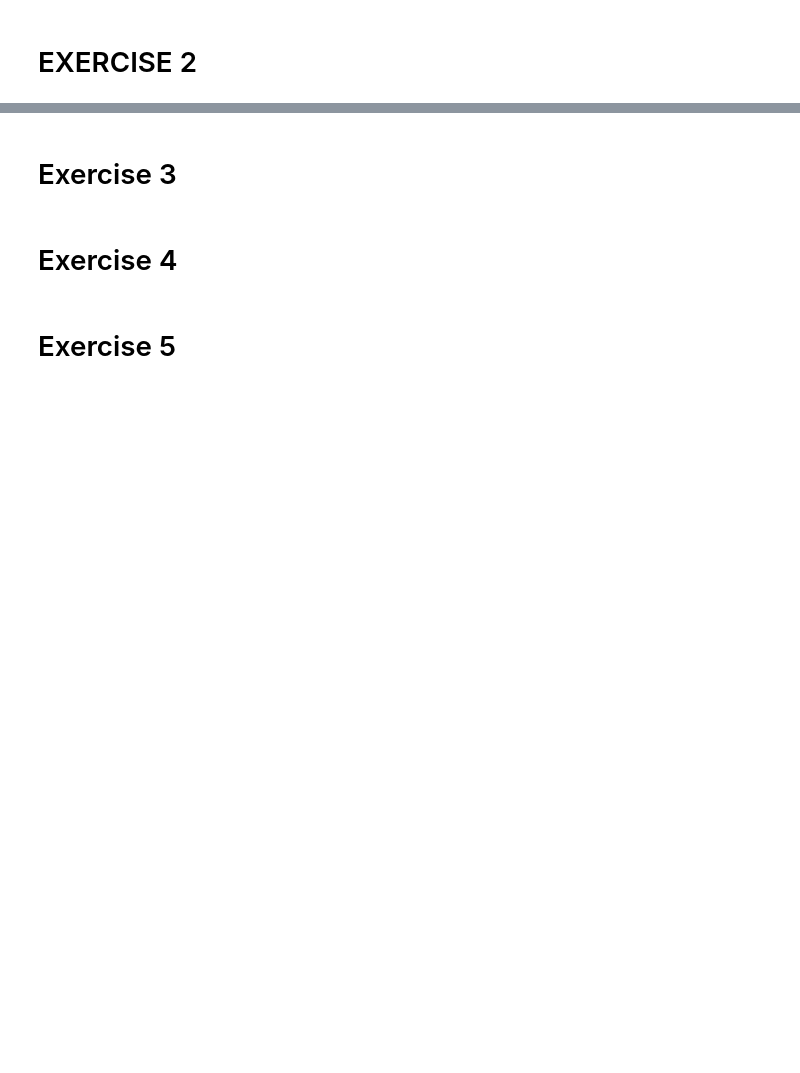
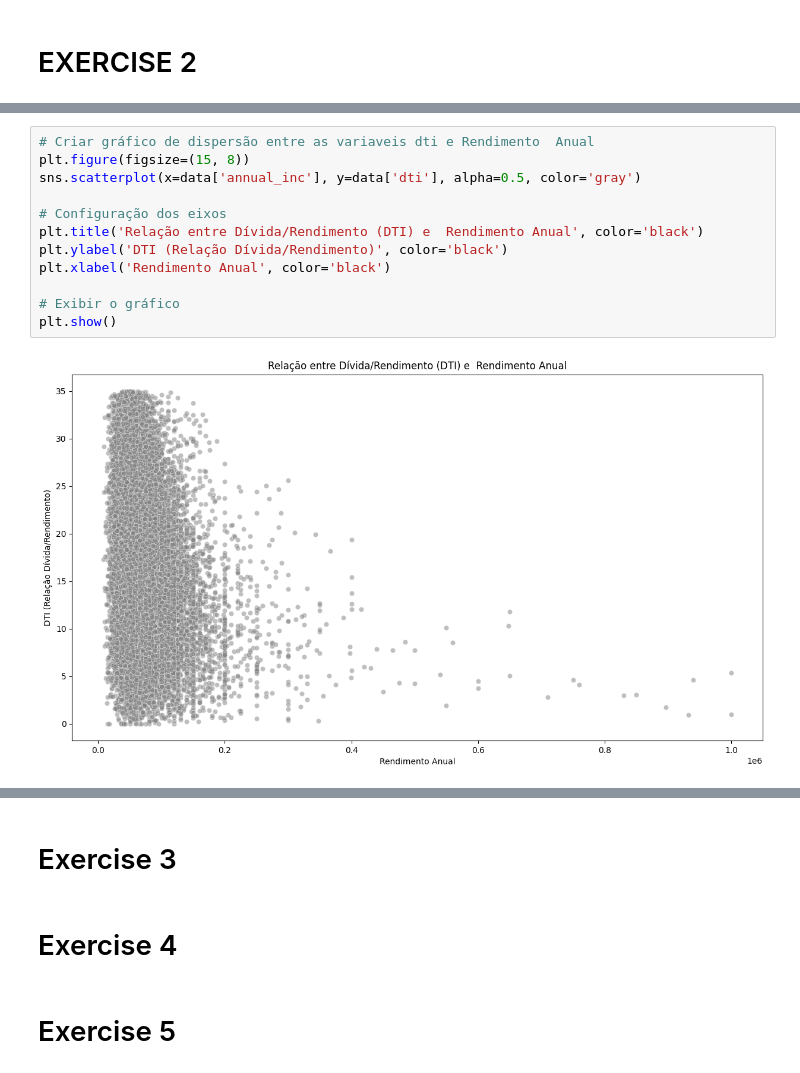
Before and after one commit to pereiranuno/loan-project, a Jupyter notebook: eda-finalproject.ipynb, the cells around one changed output, grey strips where cells are left out. Drawn from its saved outputs; the diff is of its cells as text; blank space fills up the shorter version.

```diff
--- a/eda-finalproject.ipynb
+++ b/eda-finalproject.ipynb
@@ -108,0 +215,14 @@ Final 10% for additional effort and conclusions beyond what was asked (give your
+# %%
+# Criar gráfico de dispersão entre as variaveis dti e Rendimento  Anual
+plt.figure(figsize=(15, 8))
+sns.scatterplot(x=data['annual_inc'], y=data['dti'], alpha=0.5, color='gray')
+
+# Configuração dos eixos
+plt.title('Relação entre Dívida/Rendimento (DTI) e  Rendimento Anual', color='black')
+plt.ylabel('DTI (Relação Dívida/Rendimento)', color='black')
+plt.xlabel('Rendimento Anual', color='black')
+
+# Exibir o gráfico
+plt.show()
+# %% [output]
+[figure, added]
```
Also changed, not shown: parts of 25 cells of this notebook, 1 other file.
